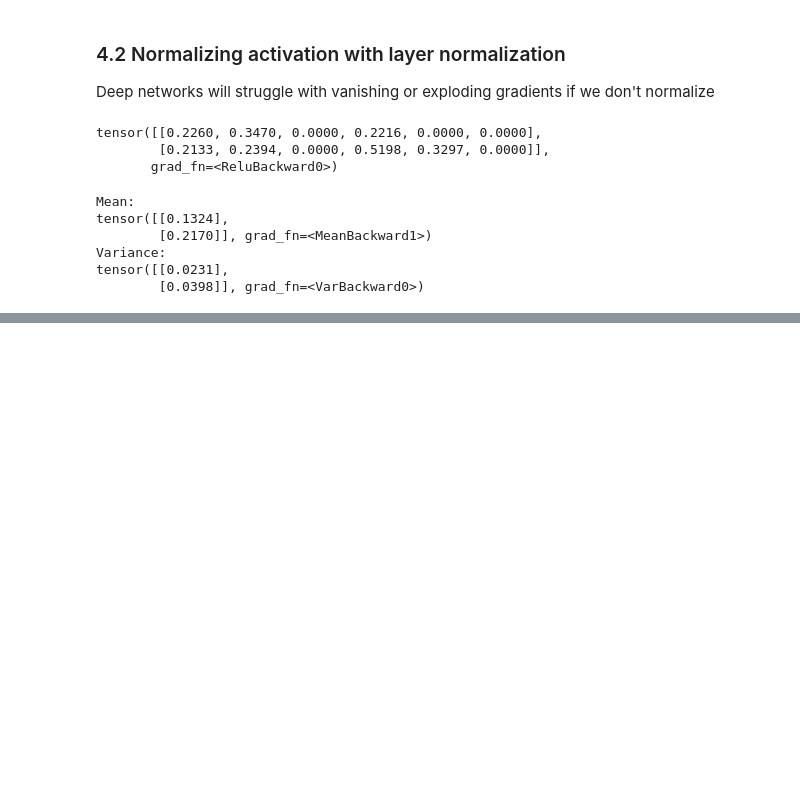
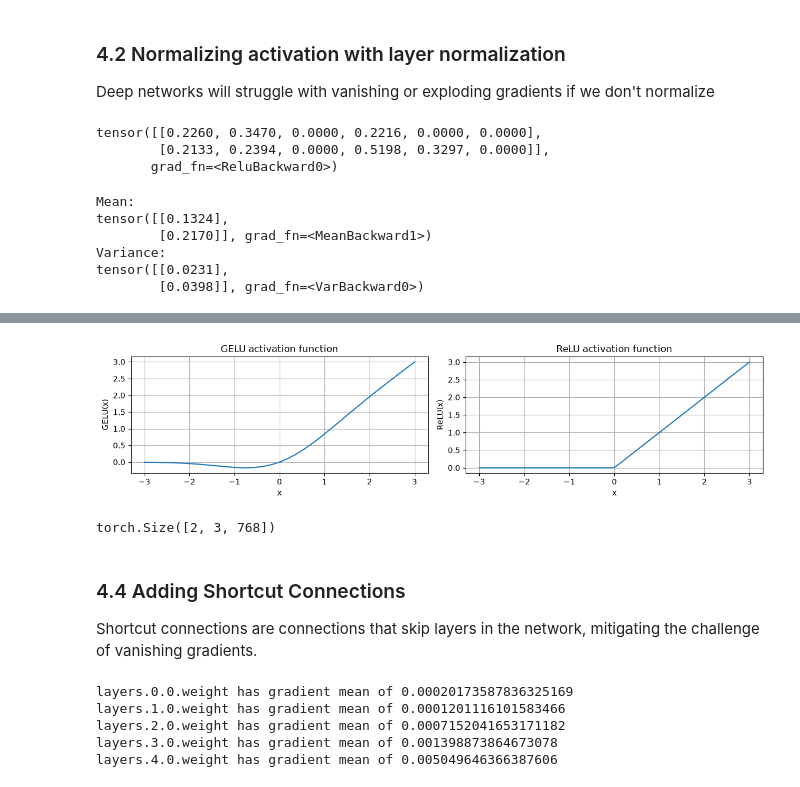
Before and after one commit to Gustaf1891/build-a-llm, a Jupyter notebook: ch04/ch4.ipynb, the cells around one changed output, grey strips where cells are left out. Cells and saved outputs as stored; diff of their text form; code cells hidden in the pictures; blank space fills up the shorter version.

```diff
--- a/ch04/ch4.ipynb
+++ b/ch04/ch4.ipynb
@@ -148,0 +182,27 @@ class LayerNorm(nn.Module):
+# %%
+# Plot GELO compared to ReLU
+import matplotlib.pyplot as plt
+gelu = nn.GELU()
+relu = nn.ReLU()
+
+x = torch.linspace(-3, 3, 100)
+
+y_gelu = gelu(x)
+y_relu = relu(x)
+
+plt.figure(figsize=(12, 3))
+
+for i, (y, label) in enumerate(zip([y_gelu, y_relu], ["GELU", "ReLU"]), 1):
+    plt.subplot(1, 2, i)
+
+    plt.plot(x.detach(), y.detach())
+
+    plt.title(f"{label} activation function")
+    plt.xlabel("x")
+    plt.ylabel(f"{label}(x)")
+    plt.grid(True)
+
+plt.tight_layout()
+plt.show()
+# %% [output]
+[figure, added]
@@ -148,0 +222,10 @@ class LayerNorm(nn.Module):
+# %%
+ffn = FeedForward(GPT_CONFIG_124M)
+x   = torch.rand(2, 3, 768)
+out = ffn(x)
+print(out.shape)
+# %% [output]
+torch.Size([2, 3, 768])
+# %% [markdown]
+### 4.4 Adding Shortcut Connections
+Shortcut connections are connections that skip layers in the network, mitigating the challenge of vanishing gradients.
@@ -148,0 +260,26 @@ class LayerNorm(nn.Module):
+# %%
+layer_sizes  = [3, 3, 3, 3, 3, 1]
+sample_input = torch.tensor([[1., 0., -1.]])
+torch.manual_seed(123)
+model_without_shortcut = ExampleDeepNeuralNetwork(layer_sizes, use_shortcut=False)
+
+def print_gradients(model, x):
+    output = model(x)
+    target = torch.tensor([[0.]])
+
+    loss   = nn.MSELoss()
+    loss   = loss(output, target)
+
+    loss.backward()
+
+    for name, param in model.named_parameters():
+        if 'weight' in name:
+            print(f"{name} has gradient mean of {param.grad.abs().mean().item()}")
+
+print_gradients(model_without_shortcut, sample_input)
+# %% [output]
+layers.0.0.weight has gradient mean of 0.00020173587836325169
+layers.1.0.weight has gradient mean of 0.0001201116101583466
+layers.2.0.weight has gradient mean of 0.0007152041653171182
+layers.3.0.weight has gradient mean of 0.001398873864673078
+layers.4.0.weight has gradient mean of 0.005049646366387606
```
Also changed, not shown: parts of 31 cells of this notebook, 2 other files.
